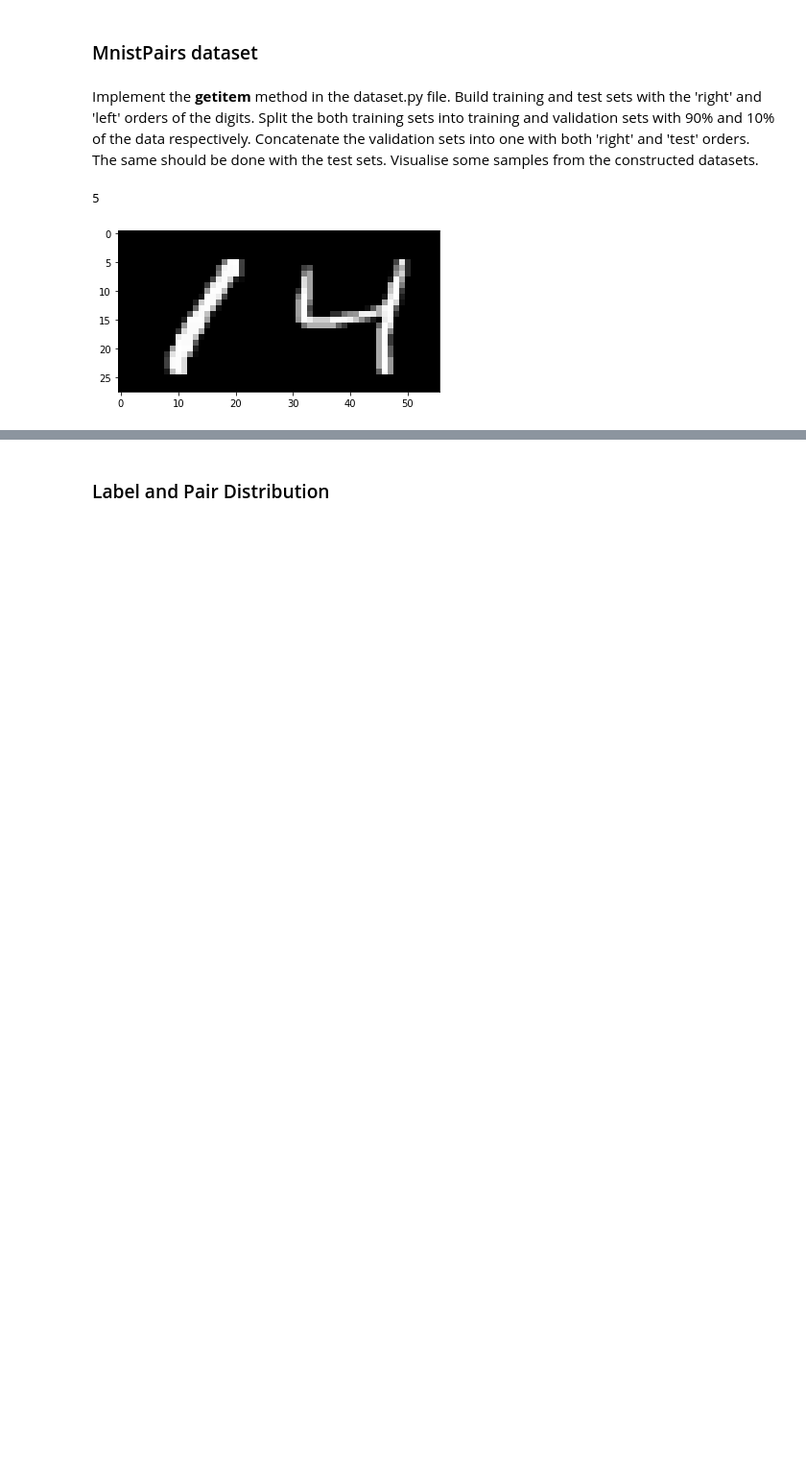
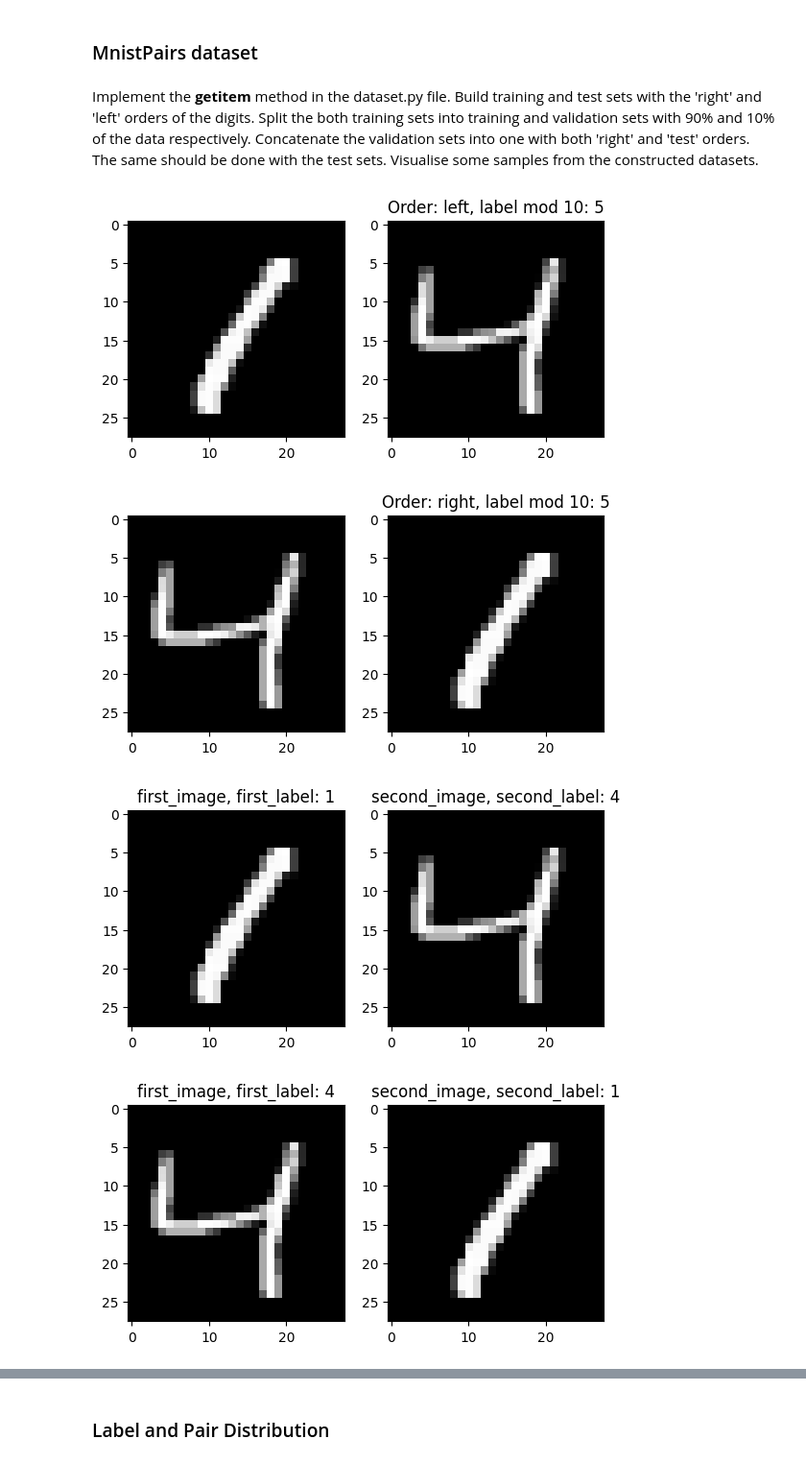
Before and after one commit to nibill/BME-AdvancedTopicsInMachineLearning, a Jupyter notebook: Assignments/Assignment1/BucheggerThomasAssignment1.ipynb, the cells around one changed output, grey strips where cells are left out. Shown at 96% size. Saved outputs shown, nothing was run; the diff lists cells and outputs as text; code cells hidden in the pictures; blank space fills up the shorter version.

```diff
--- a/Assignments/Assignment1/BucheggerThomasAssignment1.ipynb
+++ b/Assignments/Assignment1/BucheggerThomasAssignment1.ipynb
@@ -125,8 +91,66 @@ dsRightTest = MnistPairs(root_dir, train=False, download=True, transform=True)
-# %%
-image, label = dsLeft[1]
-plt.figure()
-plt.imshow(image, cmap='gray')
-print(label)
-# %% [output]
-5
-[figure, removed]
+# %%
+transforms = torchvision.transforms.Compose([torchvision.transforms.ToTensor(),
+                                             torchvision.transforms.Normalize(mean=(0.5,), std=(0.5,))])
+
+dsLeft = MnistPairs(root_dir, train=True, download=True, order='left', concat=False)
+dsLeftOrig = MnistPairs(root_dir, train=True, download=True, order='left', return_original_labels=True, concat=False)
+dsLeftConcat = MnistPairs(root_dir, train=True, download=True, order='left', concat=True)
+dsLeftConcatOrig = MnistPairs(root_dir, train=True, download=True, transform=transforms, order='left', return_original_labels=True, concat=True)
+dsLeftTest = MnistPairs(root_dir, train=False, download=True, transform=transforms, order='left', return_original_labels=True, concat=True)
+
+dsRight = MnistPairs(root_dir, train=True, download=True)
+dsRightOrig = MnistPairs(root_dir, train=True, download=True, return_original_labels=True)
+dsRightConcat = MnistPairs(root_dir, train=True, download=True, concat=True)
+dsRightConcatOrig = MnistPairs(root_dir, train=True, download=True, transform=transforms, return_original_labels=True, concat=True)
+dsRightTest = MnistPairs(root_dir, train=False, download=True, transform=transforms, return_original_labels=True, concat=True)
+# %%
+dsLeftEntry = dsLeft[1]
+plt.subplot(1,2,1), plt.imshow(dsLeftEntry[0], cmap='gray')
+plt.subplot(1,2,2), plt.imshow(dsLeftEntry[1], cmap='gray')
+plt.title("Order: left, label mod 10: {}".format(dsLeftEntry[2]))
+plt.show()
+
+dsRightEntry = dsRight[1]
+plt.subplot(1,2,1), plt.imshow(dsRightEntry[0], cmap='gray')
+plt.subplot(1,2,2), plt.imshow(dsRightEntry[1], cmap='gray')
+plt.title("Order: right, label mod 10: {}".format(dsRightEntry[2]))
+plt.show()
+
+dsLeftOrigEntry = dsLeftOrig[1]
+plt.subplot(1,2,1), plt.imshow(dsLeftOrigEntry[0], cmap='gray')
+plt.title("first_image, first_label: {}".format(dsLeftOrigEntry[3]))
+plt.subplot(1,2,2), plt.imshow(dsLeftOrigEntry[1], cmap='gray')
+plt.title("second_image, second_label: {}".format(dsLeftOrigEntry[4]))
+plt.show()
+
+dsRightOrigEntry = dsRightOrig[1]
+plt.subplot(1,2,1), plt.imshow(dsRightOrigEntry[0], cmap='gray')
+plt.title("first_image, first_label: {}".format(dsRightOrigEntry[3]))
+plt.subplot(1,2,2), plt.imshow(dsRightOrigEntry[1], cmap='gray')
+plt.title("second_image, second_label: {}".format(dsRightOrigEntry[4]))
+plt.show()
+
+dsLeftConcatEntry = dsLeftConcat[1]
+plt.imshow(dsLeftConcatEntry[0], cmap='gray')
+plt.title("Order: left, label mod 10: {}".format(dsLeftConcatEntry[1]))
+plt.show()
+
+dsRightConcatEntry = dsRightConcat[1]
+plt.imshow(dsRightConcatEntry[0], cmap='gray')
+plt.title("Order: right, label mod 10: {}".format(dsRightConcatEntry[1]))
+plt.show()
+
+dsLeftConcatOrigEntry = dsLeftConcatOrig[1]
+plt.imshow(dsLeftConcatOrigEntry[0], cmap='gray')
+plt.title("first_label: {}, second_label: {}".format(dsLeftConcatOrigEntry[2], dsLeftConcatOrigEntry[3]))
+plt.show()
+
+dsRightConcatOrigEntry = dsRightConcatOrig[1]
+plt.imshow(dsRightConcatOrigEntry[0], cmap='gray')
+plt.title("first_label: {}, second_label: {}".format(dsRightConcatOrigEntry[2], dsRightConcatOrigEntry[3]))
+plt.show()
+# %% [output]
+[figure, added]
+[figure, added]
+[figure, added]
+[figure, added]
```
Also changed, not shown: parts of 20 cells of this notebook, 1 other file.
